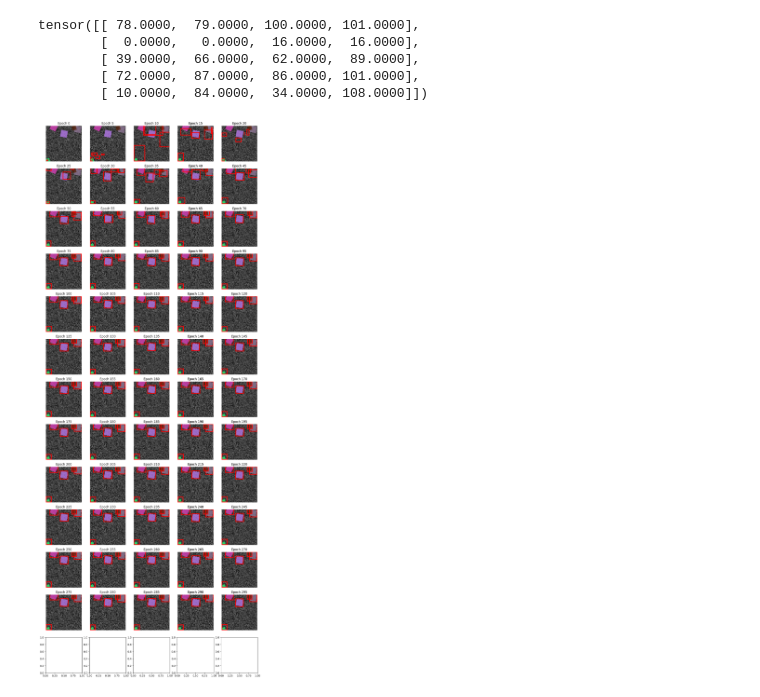
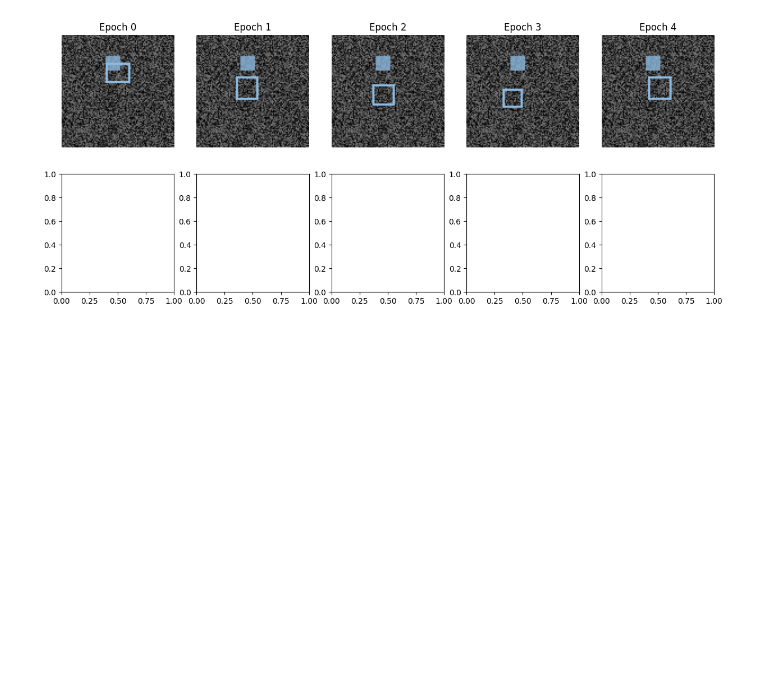
Before and after one commit to Whatisthisname/bbox-diffusion, a Jupyter notebook: toy_dataset.ipynb, the cells around one changed output. Drawn from its saved outputs; the diff is of its cells as text; code cells hidden in the pictures; blank space fills up the shorter version.

```diff
--- a/toy_dataset.ipynb
+++ b/toy_dataset.ipynb
@@ -6,14 +6,21 @@ import matplotlib.pyplot as plt
 from square_data_generator import make_image
 from torchvision.utils import draw_bounding_boxes
 
-img, bboxes = make_image((100, 100), 5)
-predicted_bboxes = torchvision.ops.box_convert(bboxes, in_fmt="xywh", out_fmt="xyxy")
+N_SQUARES = 1
+IMAGE_SIZE = (100, 100)
+
+test_img, test_bboxes, test_colors = make_image(IMAGE_SIZE, N_SQUARES)
+predicted_bboxes = torchvision.ops.box_convert(
+    test_bboxes, in_fmt="cxcywh", out_fmt="xyxy"
+)
+
+tuple_colors = [tuple(x.tolist()) for x in test_colors]
 
 img_with_boxes = draw_bounding_boxes(
-    (img.permute(2, 0, 1) * 255).to(torch.uint8),
+    (test_img.permute(2, 0, 1) * 255).to(torch.uint8),
     predicted_bboxes,
-    colors="red",
+    colors=tuple_colors,
     width=1,
 )
-plt.imshow(img_with_boxes.permute(1, 2, 0))
+plt.imshow(img_with_boxes.permute(1, 2, 0));
 # %% [output]
@@ -39,15 +113,15 @@ def ordered_loss_big_to_small(
 # %%
-# Make a torch nn that takes a (batched) nx100x100x3 image and outputs a 5x4 tensor for each
-
-
 class BoundingBoxPredictor(nn.Module):
-    def __init__(self):
+    def __init__(self, n_output_boxes: int):
+        self.n_output_boxes = n_output_boxes
         super(BoundingBoxPredictor, self).__init__()
         self.conv1 = nn.Conv2d(3, 16, kernel_size=3, stride=1, padding=1)
         self.conv2 = nn.Conv2d(16, 32, kernel_size=3, stride=1, padding=1)
         self.conv3 = nn.Conv2d(32, 64, kernel_size=3, stride=1, padding=1)
         self.fc1 = nn.Linear(9216, 128)
-        self.fc2 = nn.Linear(128, 20)  # 5 bounding boxes * 4 coordinates each
+        self.fc2 = nn.Linear(
+            128, n_output_boxes * 4
+        )  # 5 bounding boxes * 4 coordinates each
         self.elu = nn.ELU()
 
     def forward(self, x):
@@ -61,5 +135,7 @@ class BoundingBoxPredictor(nn.Module):
         x = torch.relu(self.fc1(x))
         x = self.fc2(x)
         x = self.elu(x) + 1  # All values should be positive at the end.
-        x = x.view(-1, 5, 4)  # reshape to (batch_size, 5, 4)
+        x = x.view(
+            -1, self.n_output_boxes, 4
+        )  # reshape to (batch_size, n_output_boxes, 4)
         return x
@@ -66 +185,8 @@ class BoundingBoxPredictor(nn.Module):
+# %%
+dataset = SquareDataset(
+    image_size=(100, 100),
+    num_boxes=N_SQUARES,
+    num_samples=1000,
+)
+dataloader = DataLoader(dataset, batch_size=32, shuffle=True)
 # %%
@@ -120,22 +234,14 @@ Epoch [300/300], Loss: 11.2500
-# %%
-print(predicted_bboxes)
-# %% [output]
-tensor([[ 78.0000,  79.0000, 100.0000, 101.0000],
-        [  0.0000,   0.0000,  16.0000,  16.0000],
-        [ 39.0000,  66.0000,  62.0000,  89.0000],
-        [ 72.0000,  87.0000,  86.0000, 101.0000],
-        [ 10.0000,  84.0000,  34.0000, 108.0000]])
 # %%
 # go through all images and plot them in a img grid
-n_images = len(all_images)
+n_images = len(test_images)
 n_cols = 5
 n_rows = n_images // n_cols + 1
 fig, ax = plt.subplots(n_rows, n_cols, figsize=(n_cols * 3, n_rows * 3))
 for i in range(n_images):
     this_ax = ax[i // n_cols, i % n_cols]
-    this_ax.imshow(all_images[i].permute(1, 2, 0), origin="lower")
+    this_ax.imshow(test_images[i].permute(1, 2, 0), origin="lower")
     this_ax.axis("off")
     this_ax.set_title(f"Epoch {i * EPOCH_PRINT_INTERVAL}")
 plt.show()
 # %% [output]
-[figure, old version]
+[figure, new version]
```
Also changed, not shown: parts of 5 cells of this notebook, 5 other files.
